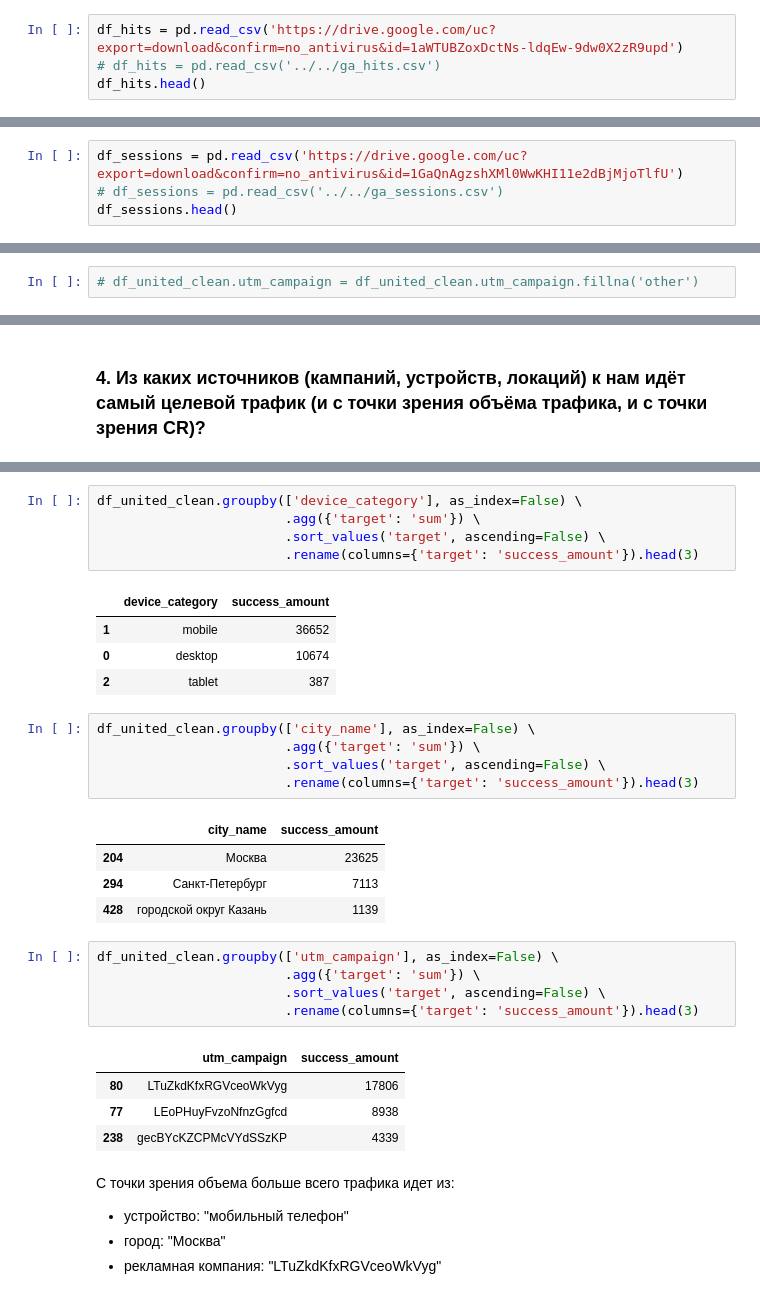
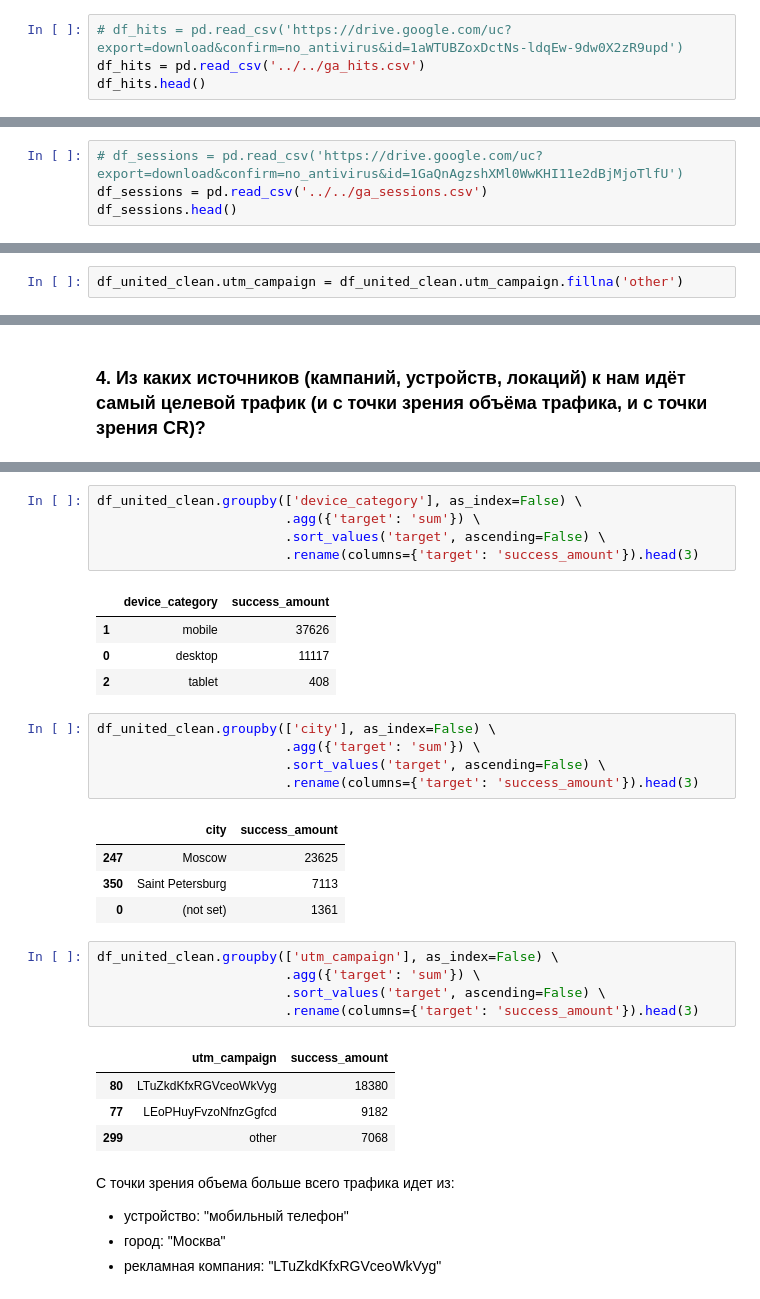
Before and after one commit to proger-n/SberAutopodpiska_analysis, a Jupyter notebook: JupyterNotebooks/final_project_1.ipynb, the cells around one changed output, grey strips where cells are left out. Saved outputs shown, nothing was run; the diff lists cells and outputs as text.

```diff
--- a/JupyterNotebooks/final_project_1.ipynb
+++ b/JupyterNotebooks/final_project_1.ipynb
@@ -79,8 +79,8 @@ import matplotlib.pyplot as plt
 from scipy import stats
 sns.set()
 # %%
-df_hits = pd.read_csv('https://drive.google.com/uc?export=download&confirm=no_antivirus&id=1aWTUBZoxDctNs-ldqEw-9dw0X2zR9upd')
-# df_hits = pd.read_csv('../../ga_hits.csv')
+# df_hits = pd.read_csv('https://drive.google.com/uc?export=download&confirm=no_antivirus&id=1aWTUBZoxDctNs-ldqEw-9dw0X2zR9upd')
+df_hits = pd.read_csv('../../ga_hits.csv')
 df_hits.head()
 # %% [output]
 |  | session_id | hit_date | hit_time | hit_number | hit_type | hit_referer | hit_page_path | event_category | ... |
@@ -117,8 +117,8 @@ df_hits_usable = pd.pivot_table(df_hits_usable,
                aggfunc={"target": sum, "hit_page_path": 'first'}
                ).reset_index()
 # %%
-df_sessions = pd.read_csv('https://drive.google.com/uc?export=download&confirm=no_antivirus&id=1GaQnAgzshXMl0WwKHI11e2dBjMjoTlfU')
-# df_sessions = pd.read_csv('../../ga_sessions.csv')
+# df_sessions = pd.read_csv('https://drive.google.com/uc?export=download&confirm=no_antivirus&id=1GaQnAgzshXMl0WwKHI11e2dBjMjoTlfU')
+df_sessions = pd.read_csv('../../ga_sessions.csv')
 df_sessions.head()
 # %% [output]
 |  | session_id | client_id | visit_date | visit_time | visit_number | utm_source | utm_medium | utm_campaign | ... |
@@ -252,7 +258,7 @@ msno.bar(df_united_clean)
 # %% [markdown]
 заполним как 'other'
 # %%
-# df_united_clean.utm_campaign = df_united_clean.utm_campaign.fillna('other')
+df_united_clean.utm_campaign = df_united_clean.utm_campaign.fillna('other')
 # %%
 df_united_clean.utm_source.isna().sum()
 # %% [output]
@@ -668,19 +676,19 @@ df_united_clean.groupby(['device_category'], as_index=False) \
                         .rename(columns={'target': 'success_amount'}).head(3)
 # %% [output]
 |  | device_category | success_amount |
-| 1 | mobile | 36652 |
-| 0 | desktop | 10674 |
-| 2 | tablet | 387 |
+| 1 | mobile | 37626 |
+| 0 | desktop | 11117 |
+| 2 | tablet | 408 |
 # %%
-df_united_clean.groupby(['city_name'], as_index=False) \
+df_united_clean.groupby(['city'], as_index=False) \
                         .agg({'target': 'sum'}) \
                         .sort_values('target', ascending=False) \
                         .rename(columns={'target': 'success_amount'}).head(3)
 # %% [output]
-|  | city_name | success_amount |
-| 204 | Москва | 23625 |
-| 294 | Санкт-Петербург | 7113 |
-| 428 | городской округ Казань | 1139 |
+|  | city | success_amount |
+| 247 | Moscow | 23625 |
+| 350 | Saint Petersburg | 7113 |
+| 0 | (not set) | 1361 |
 # %%
 df_united_clean.groupby(['utm_campaign'], as_index=False) \
                         .agg({'target': 'sum'}) \
@@ -688,9 +696,9 @@ df_united_clean.groupby(['utm_campaign'], as_index=False) \
                         .rename(columns={'target': 'success_amount'}).head(3)
 # %% [output]
 |  | utm_campaign | success_amount |
-| 80 | LTuZkdKfxRGVceoWkVyg | 17806 |
-| 77 | LEoPHuyFvzoNfnzGgfcd | 8938 |
-| 238 | gecBYcKZCPMcVYdSSzKP | 4339 |
+| 80 | LTuZkdKfxRGVceoWkVyg | 18380 |
+| 77 | LEoPHuyFvzoNfnzGgfcd | 9182 |
+| 299 | other | 7068 |
 # %% [markdown]
 С точки зрения объема больше всего трафика идет из:
 
```
Also changed, not shown: parts of 15 cells of this notebook.
